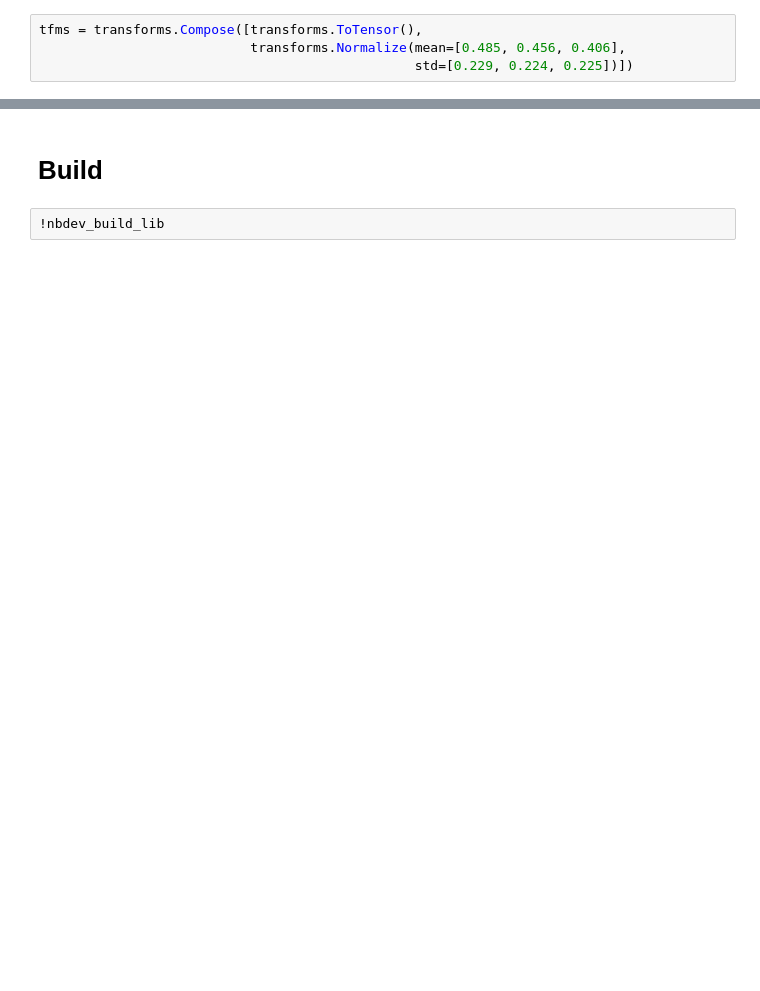
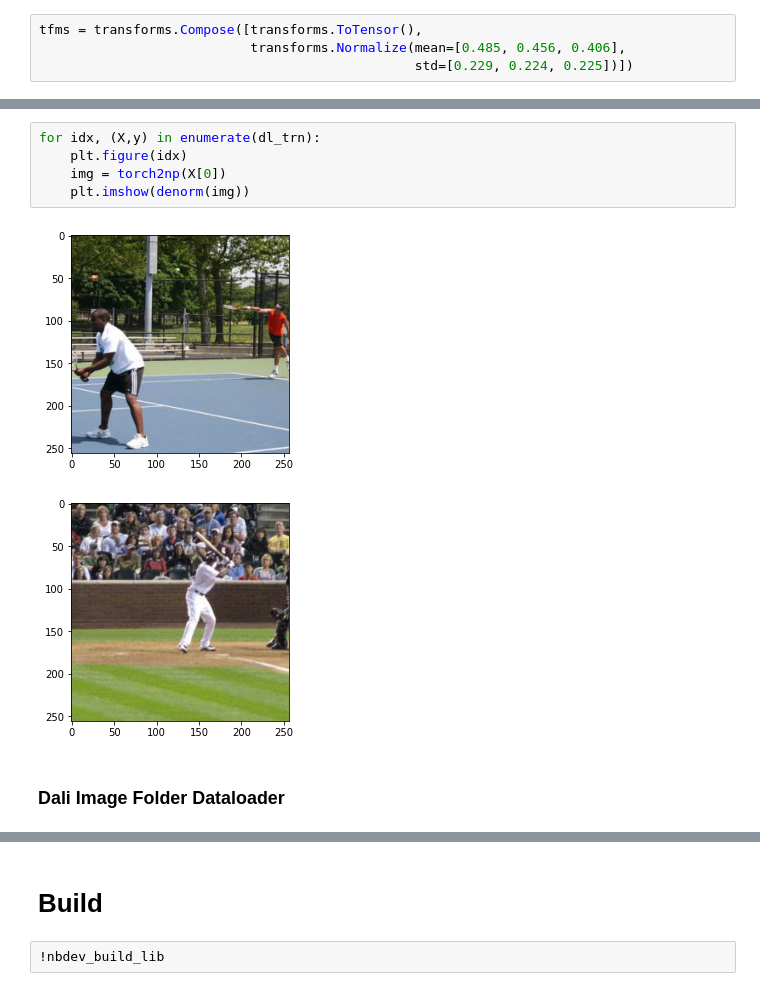
Before and after one commit to justinblaber/style_transfer, a Jupyter notebook: data.ipynb, the cells around one changed output, grey strips where cells are left out. Cells and saved outputs as stored; diff of their text form; blank space fills up the shorter version.

```diff
--- a/data.ipynb
+++ b/data.ipynb
@@ -105,0 +209,10 @@ dl_trn = SubsetDataloader(ds_trn,
+# %%
+for idx, (X,y) in enumerate(dl_trn):
+    plt.figure(idx)
+    img = torch2np(X[0])
+    plt.imshow(denorm(img))
+# %% [output]
+[figure, added]
+[figure, added]
+# %% [markdown]
+### Dali Image Folder Dataloader
```
Also changed, not shown: parts of 30 cells of this notebook, 10 other files.
